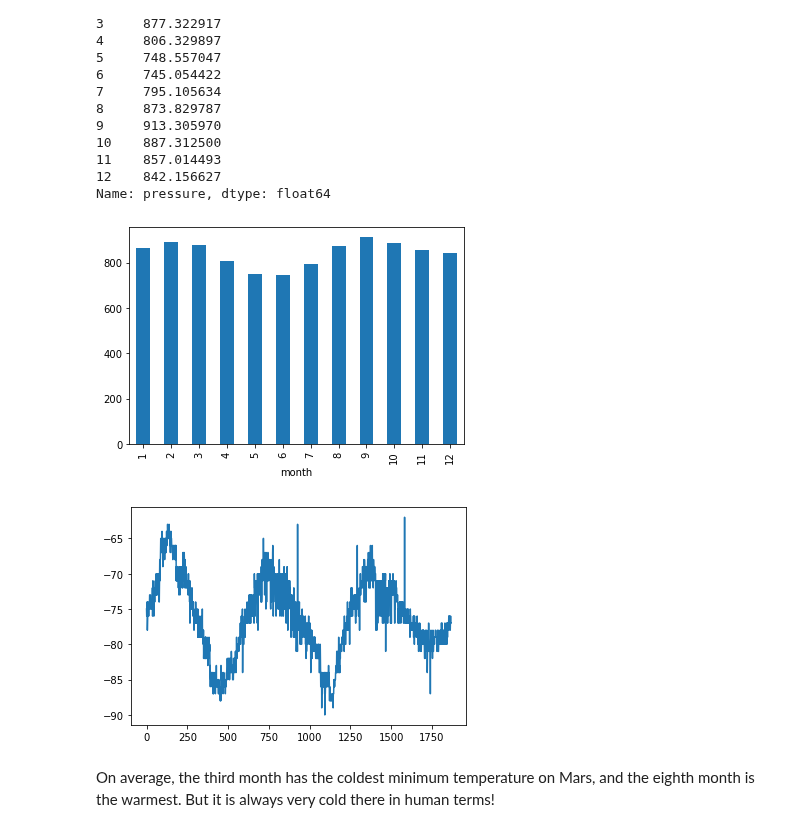
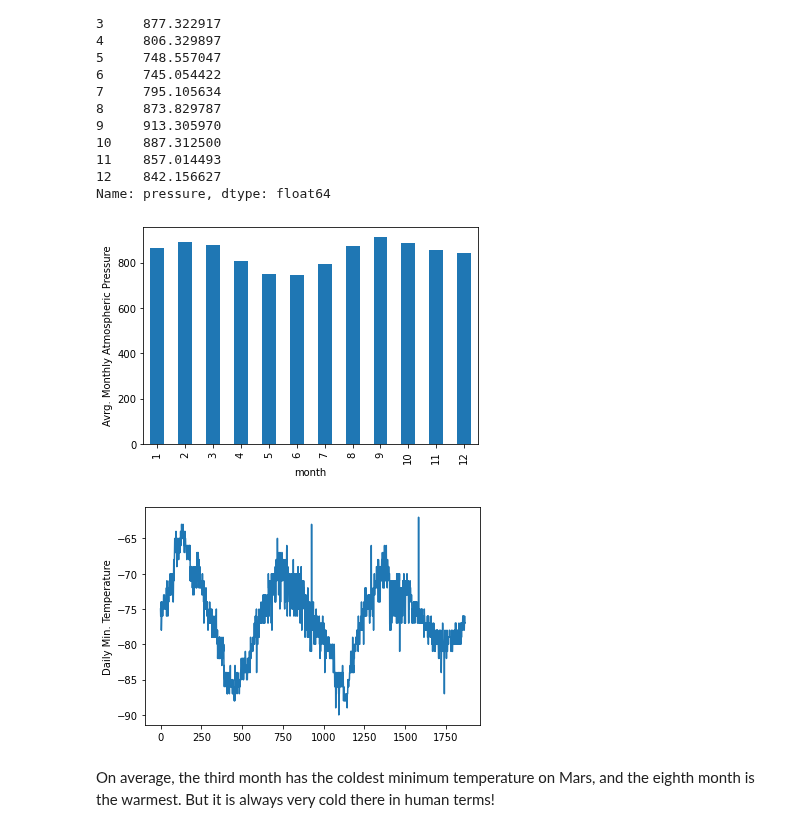
Before and after one commit to OAEspinoza/web_scraping_challenge, a Jupyter notebook: part_2_mars_weather.ipynb, the cells around one changed output. Drawn from its saved outputs; the diff is of its cells as text; code cells hidden in the pictures.

```diff
--- a/part_2_mars_weather.ipynb
+++ b/part_2_mars_weather.ipynb
@@ -271,16 +275,18 @@ month
 Name: pressure, dtype: float64
 # %%
 # Plot the average pressure by month
-fig=average_pressure.plot.bar(x=None, y=None)
-plt.savefig("Fig3_Avrg_pressure_monthly.png")
+average_pressure.plot.bar()
+plt.ylabel("Avrg. Monthly Atmospheric Pressure")
+plt.savefig("Images/Fig4_Avrg_pressure_monthly.png")
 # %% [output]
-[figure, old version]
+[figure, new version]
 # %%
 # 5. How many terrestrial (earth) days are there in a Martian year?
-fig=weather_data_df["min_temp"].plot.line()
-plt.savefig("Fig4_MinTemp_daily.png")
+weather_data_df["min_temp"].plot.line()
+plt.ylabel("Daily Min. Temperature")
+plt.savefig("Images/Fig5_MinTemp_daily.png")
 # %% [output]
-[figure, old version]
+[figure, new version]
 # %% [markdown]
 On average, the third month has the coldest minimum temperature on Mars, and the eighth month is the warmest. But it is always very cold there in human terms!
 # %% [markdown]
```
Also changed, not shown: parts of 2 cells of this notebook, 10 other files.
